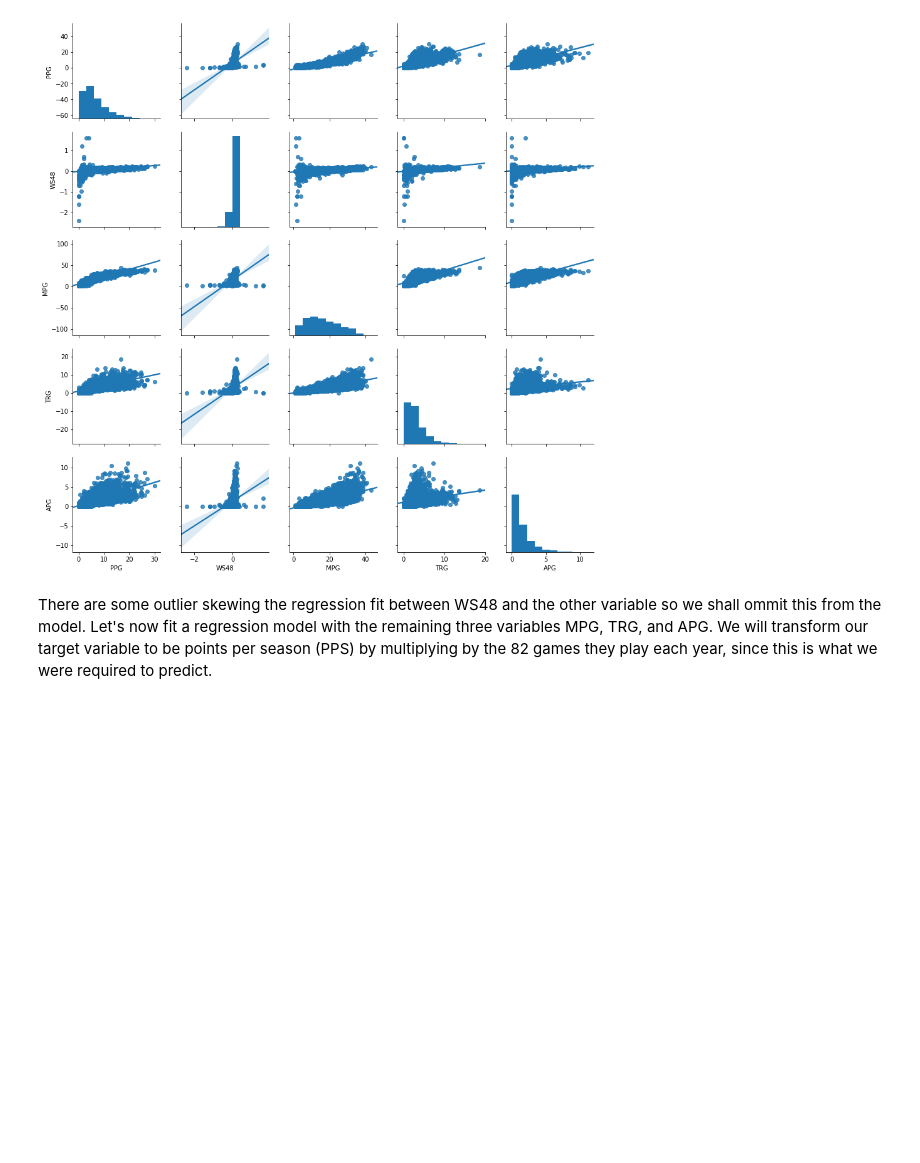
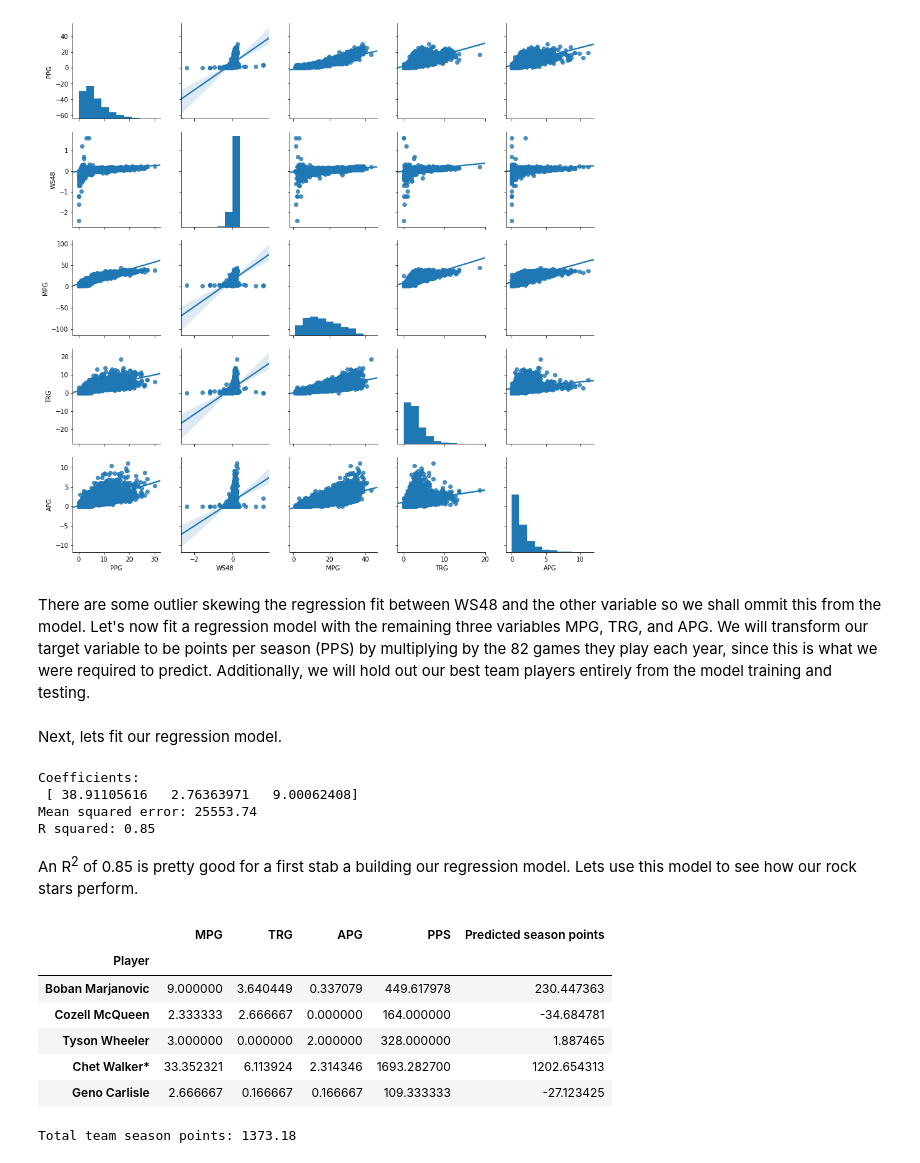
Before and after one commit to tmacdwh1986/kaggle-nba-player-stats, a Jupyter notebook: notebooks/3.0-PH-points-prediction.ipynb, the cells around one changed output. Cells and saved outputs as stored; diff of their text form; code cells hidden in the pictures; blank space fills up the shorter version.

Commit message:
Predict dream team's season points.

```diff
--- a/notebooks/3.0-PH-points-prediction.ipynb
+++ b/notebooks/3.0-PH-points-prediction.ipynb
@@ -79,4 +94,63 @@ plt.show()
 # %% [output]
 [figure]
 # %% [markdown]
-There are some outlier skewing the regression fit between WS48 and the other variable so we shall ommit this from the model. Let's now fit a regression model with the remaining three variables MPG, TRG, and APG. We will transform our target variable to be points per season (PPS) by multiplying by the 82 games they play each year, since this is what we were required to predict.
+There are some outlier skewing the regression fit between WS48 and the other variable so we shall ommit this from the model. Let's now fit a regression model with the remaining three variables MPG, TRG, and APG. We will transform our target variable to be points per season (PPS) by multiplying by the 82 games they play each year, since this is what we were required to predict. Additionally, we will hold out our best team players entirely from the model training and testing.
+# %%
+# calculate points per season
+players_df['PPS'] = 82*players_df['PPG']
+
+# remove best team players
+best_team_df = players_df.loc[best_team_df.index.values, :]
+players_df.drop(best_team_df.index.values, inplace=True)
+
+# select features
+players_X = players_df.loc[:, ['MPG', 'TRG', 'APG']]
+players_y = players_df.loc[:, 'PPS']
+
+# split into training and test sets
+players_X_train, players_X_test, players_y_train, players_y_test = train_test_split(players_X, players_y, test_size=0.2)
+# %% [markdown]
+Next, lets fit our regression model.
+# %%
+# create linear regression object
+regr = linear_model.LinearRegression()
+
+# train the model
+regr.fit(players_X_train, players_y_train)
+
+
+# output model coefficients
+print('Coefficients: \n', regr.coef_)
+
+# test set predictions
+players_y_pred = regr.predict(players_X_test)
+
+# output model performance
+print("Mean squared error: {mean_sqr_err:.2f}".format(mean_sqr_err=mean_squared_error(players_y_test, players_y_pred)))
+print('R squared: {r_sqr:.2f}'.format(r_sqr=regr.score(players_X_test, players_y_test)))
+# %% [output]
+Coefficients:
+ [ 38.91105616   2.76363971   9.00062408]
+Mean squared error: 25553.74
+R squared: 0.85
+# %% [markdown]
+An R<sup>2</sup> of 0.85 is pretty good for a first stab a building our regression model. Lets use this model to see how our rock stars perform.
+# %%
+best_team_X = best_team_df.loc[:, ['MPG', 'TRG', 'APG']]
+best_team_y = best_team_df.loc[:, 'PPS']
+
+best_team_df['Predicted season points'] = regr.predict(best_team_X)
+
+best_team_df.loc[:, ['MPG', 'TRG', 'APG', 'PPS', 'Predicted season points']]
+# %% [output]
+|  | MPG | TRG | APG | PPS | Predicted season points |
+| Player |  |  |  |  |  |
+| Boban Marjanovic | 9.000000 | 3.640449 | 0.337079 | 449.617978 | 230.447363 |
+| Cozell McQueen | 2.333333 | 2.666667 | 0.000000 | 164.000000 | -34.684781 |
+| Tyson Wheeler | 3.000000 | 0.000000 | 2.000000 | 328.000000 | 1.887465 |
+| Chet Walker* | 33.352321 | 6.113924 | 2.314346 | 1693.282700 | 1202.654313 |
+| Geno Carlisle | 2.666667 | 0.166667 | 0.166667 | 109.333333 | -27.123425 |
+# %%
+print("Total team season points: {total_points:.2f}".format(total_points=best_team_df['Predicted season points'].sum()))
+# %% [output]
+Total team season points: 1373.18
```
Also changed, not shown: parts of 3 cells of this notebook.
